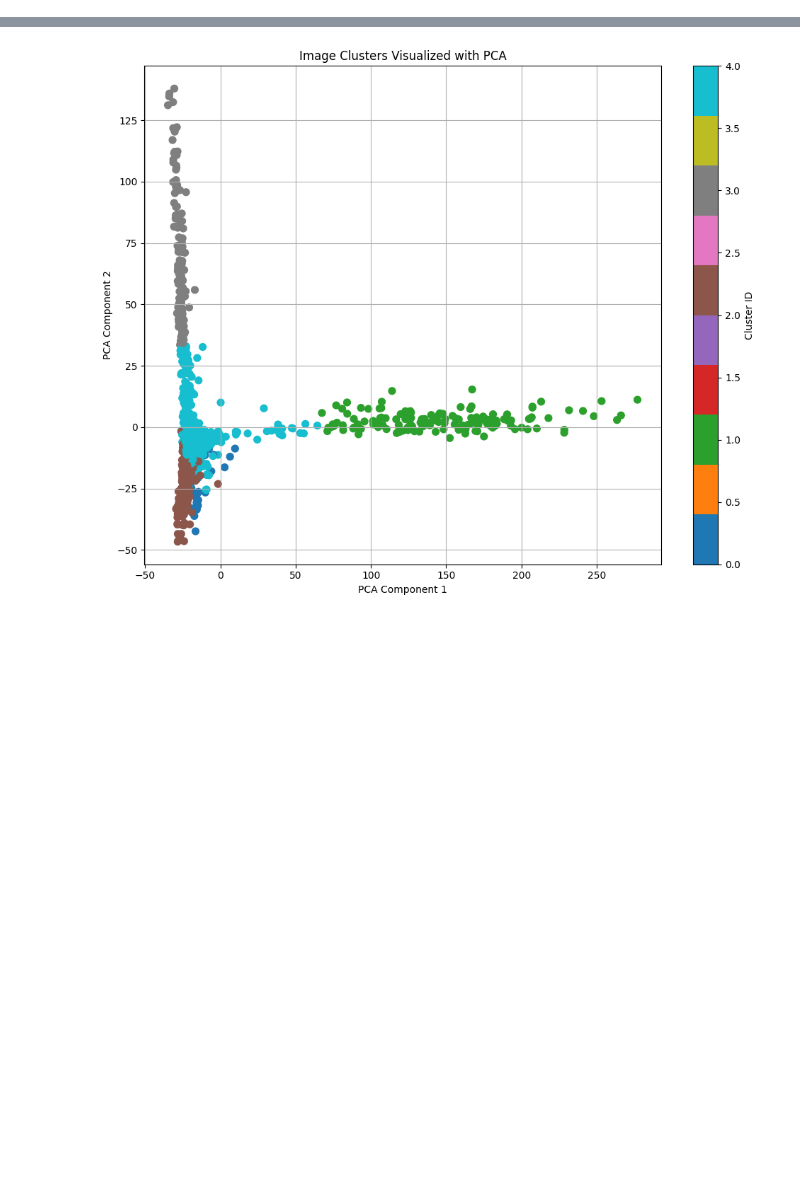
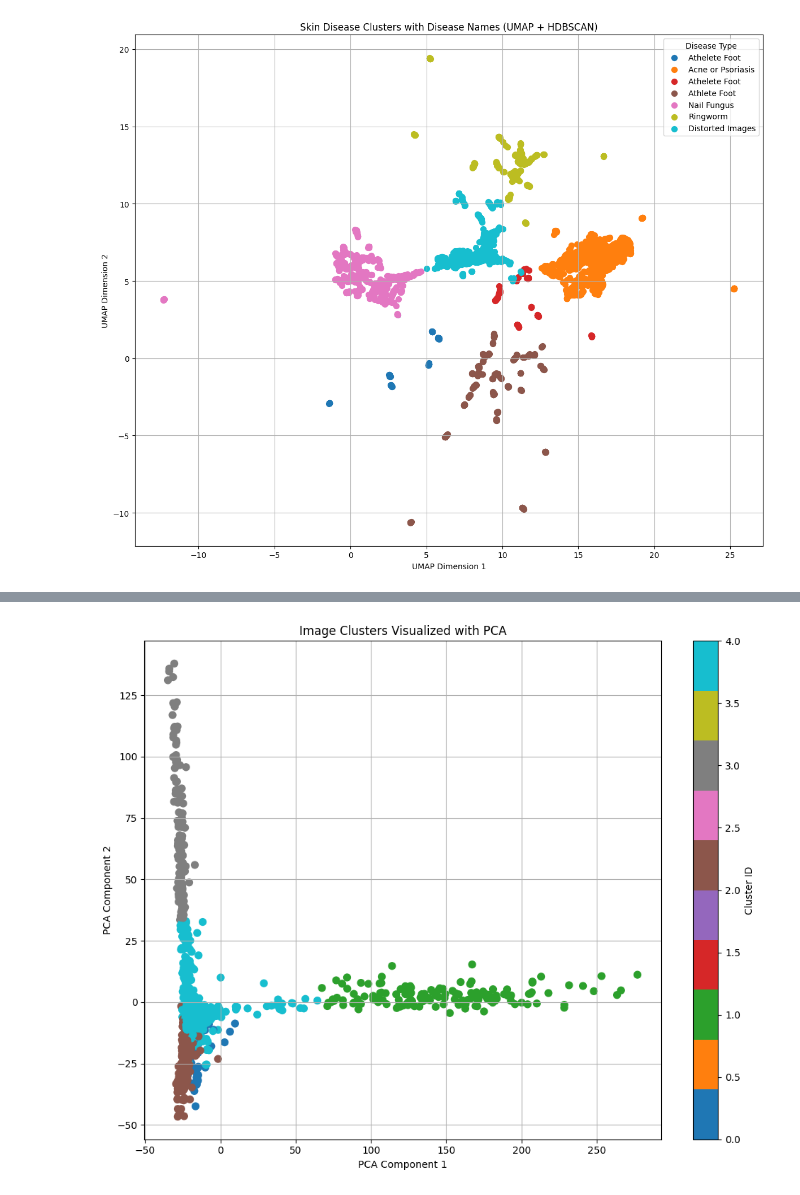
Before and after one commit to Shadhin-f/Machine-Learning, a Jupyter notebook: Skin-Diaseses-test/cluster.ipynb, the cells around one changed output, grey strips where cells are left out. Saved outputs shown, nothing was run; the diff lists cells and outputs as text; code cells hidden in the pictures; blank space fills up the shorter version.

```diff
--- a/Skin-Diaseses-test/cluster.ipynb
+++ b/Skin-Diaseses-test/cluster.ipynb
@@ -96,0 +600,33 @@ plt.show()
+# %%
+cluster_labels_map = {
+    0: "Athelete Foot",
+    1: "Acne or Psoriasis",
+    2: "Athelete Foot",
+    3: "Athlete Foot",
+    4: "Nail Fungus",
+    5: "Ringworm",
+    6: "Distorted Images"
+}
+# %%
+# === Visualize UMAP with Disease Labels ===
+import matplotlib.patches as mpatches
+
+plt.figure(figsize=(12, 10))
+
+unique_clusters = sorted(set(reassigned_labels))
+colors = plt.cm.tab10(np.linspace(0, 1, len(unique_clusters)))
+
+for cid, color in zip(unique_clusters, colors):
+    idx = np.where(reassigned_labels == cid)
+    label = cluster_labels_map.get(cid, f"Cluster {cid}")
+    plt.scatter(umap_embeddings[idx, 0], umap_embeddings[idx, 1], label=label, s=50, color=color)
+
+plt.title("Skin Disease Clusters with Disease Names (UMAP + HDBSCAN)")
+plt.xlabel("UMAP Dimension 1")
+plt.ylabel("UMAP Dimension 2")
+plt.legend(title="Disease Type")
+plt.grid(True)
+plt.tight_layout()
+plt.show()
+# %% [output]
+[figure, added]
```
Also changed, not shown: parts of 13 cells of this notebook, 6 other files.
